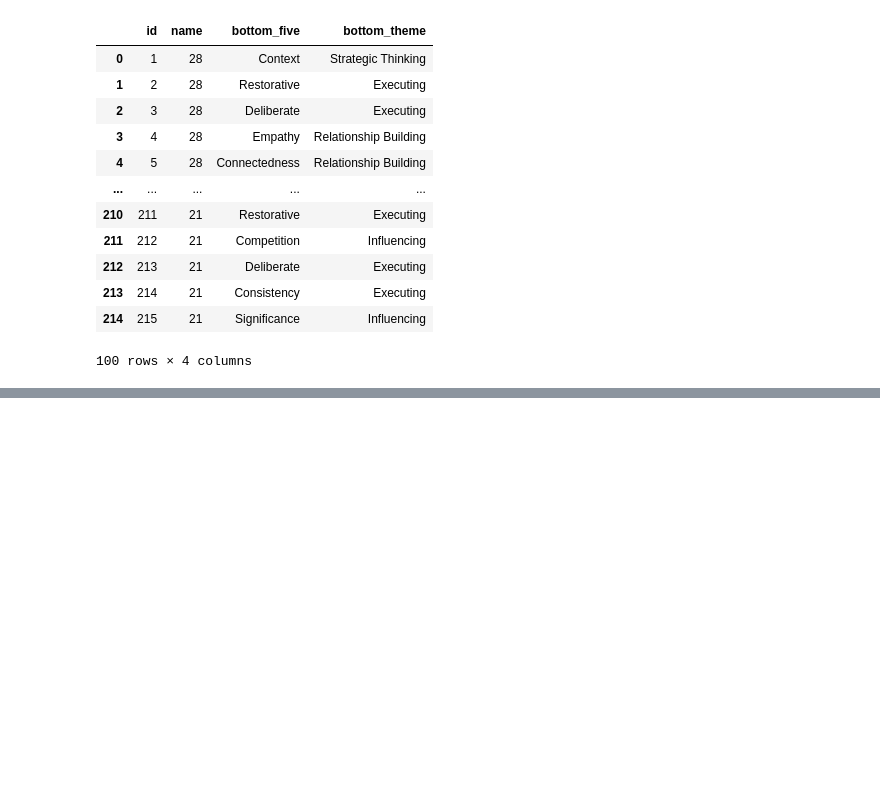
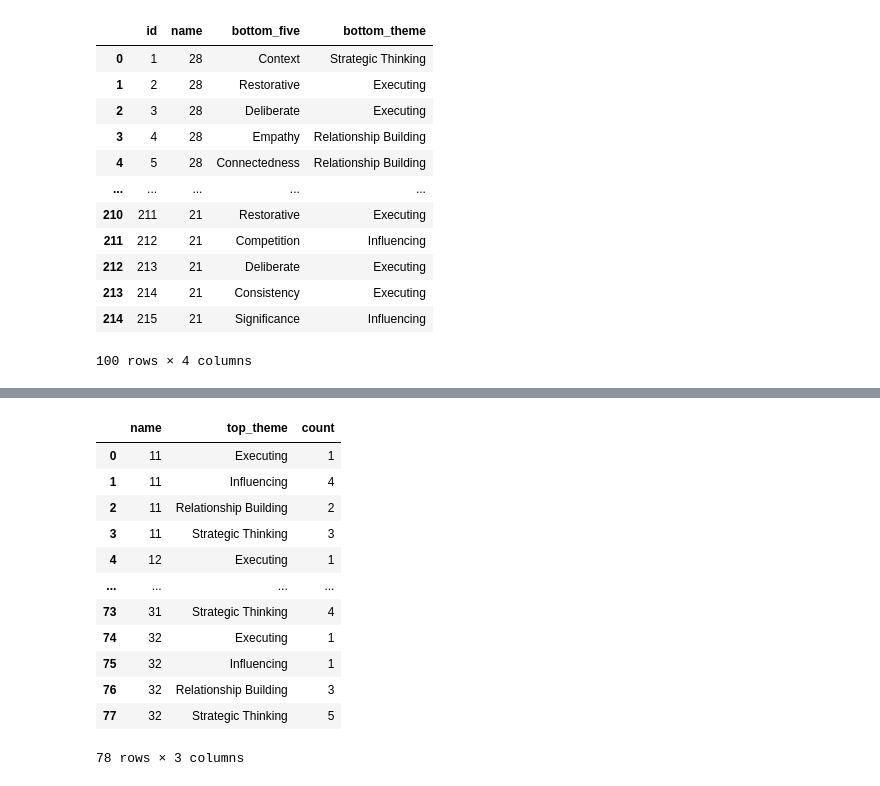
Before and after one commit to michael-brittlebank/strengthsfinder-analysis, a Jupyter notebook: main.ipynb, the cells around one changed output, grey strips where cells are left out. Saved outputs shown, nothing was run; the diff lists cells and outputs as text; code cells hidden in the pictures; blank space fills up the shorter version.

```diff
--- a/main.ipynb
+++ b/main.ipynb
@@ -210,0 +409,18 @@ Name: top_ten, dtype: int64
+# %%
+# 9e) all participant top themes
+top_participants_by_theme = top_df.groupby([column_name, column_top_theme]).size().reset_index().rename(columns={0:'count'})
+top_participants_by_theme
+# %% [output]
+|  | name | top_theme | count |
+| 0 | 11 | Executing | 1 |
+| 1 | 11 | Influencing | 4 |
+| 2 | 11 | Relationship Building | 2 |
+| 3 | 11 | Strategic Thinking | 3 |
+| 4 | 12 | Executing | 1 |
+| ... | ... | ... | ... |
+| 73 | 31 | Strategic Thinking | 4 |
+| 74 | 32 | Executing | 1 |
+| 75 | 32 | Influencing | 1 |
+| 76 | 32 | Relationship Building | 3 |
+| 77 | 32 | Strategic Thinking | 5 |
+78 rows × 3 columns
```
Also changed, not shown: parts of 22 cells of this notebook.
